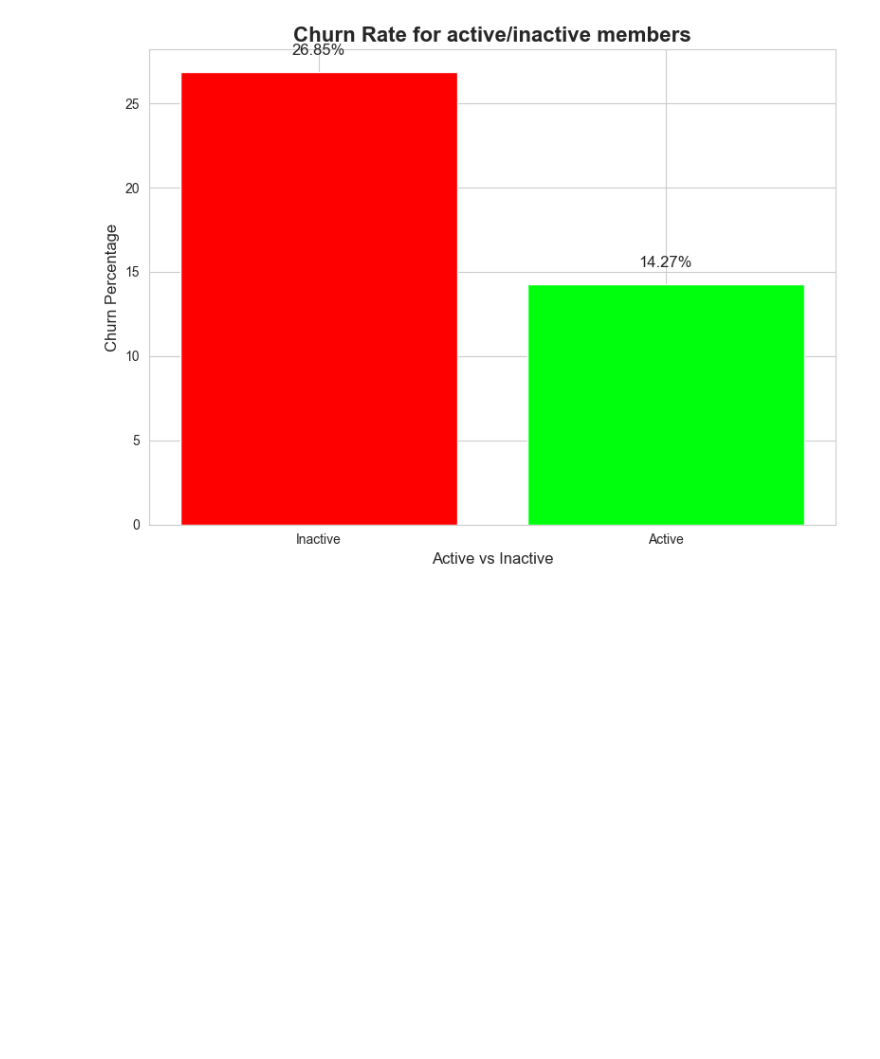
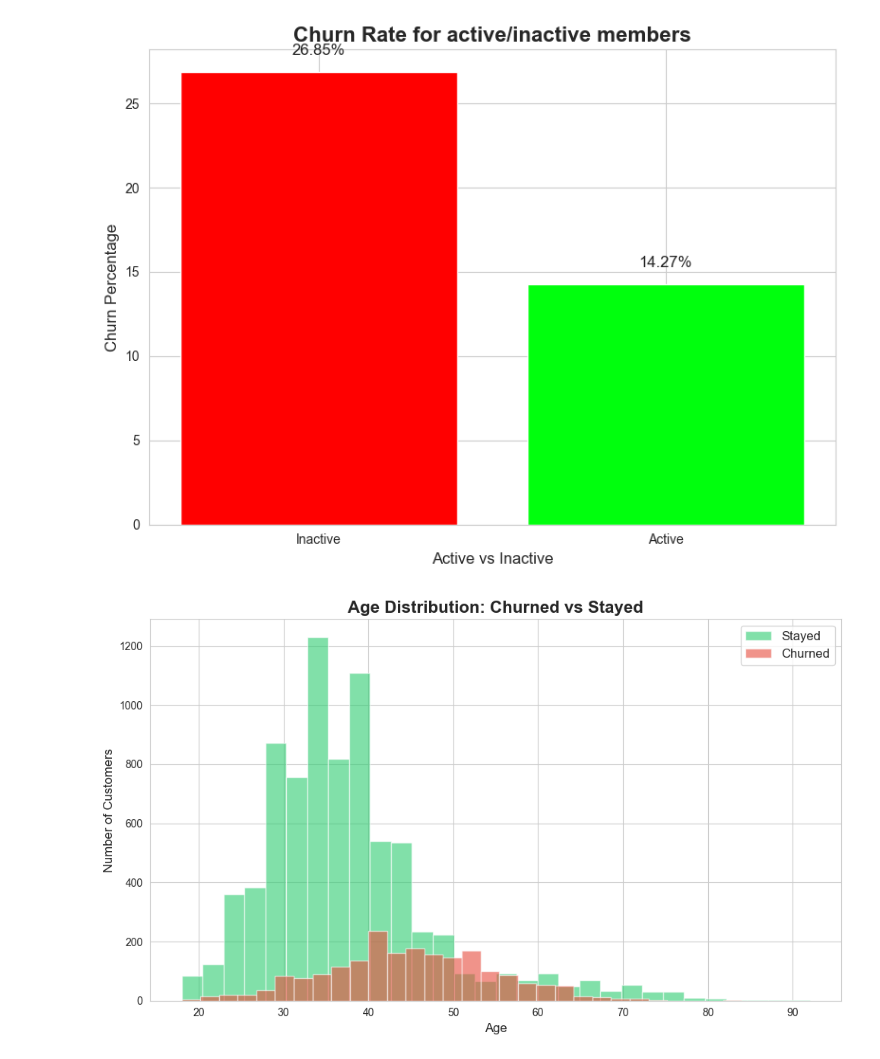
Before and after one commit to JacobM055/data-analyst-project, a Jupyter notebook: notebooks/02_visualizations.ipynb, the cells around one changed output. Saved outputs shown, nothing was run; the diff lists cells and outputs as text; code cells hidden in the pictures; blank space fills up the shorter version.

Commit message:
completed python visualizations - all 5 charts

```diff
--- a/notebooks/02_visualizations.ipynb
+++ b/notebooks/02_visualizations.ipynb
@@ -152,3 +152,32 @@ plt.tight_layout()
 plt.show()
 # %% [output]
 [figure]
+# %%
+# Chart 5: Age Distribution - Churned vs Stayed
+# A histogram shows how age is spread across two groups
+
+# Separate the data into two groups
+stayed = df[df['churn'] == 0]['age']
+churned = df[df['churn'] == 1]['age']
+
+# Create the figure
+fig, ax = plt.subplots(figsize=(10, 6))
+
+# Plot two overlapping histograms
+# alpha controls transparency so both are visible
+# bins=30 divides age into 30 buckets
+ax.hist(stayed, bins=30, alpha=0.6, color='#2ecc71', label='Stayed')
+ax.hist(churned, bins=30, alpha=0.6, color='#e74c3c', label='Churned')
+
+# Add title and labels
+ax.set_title('Age Distribution: Churned vs Stayed', fontsize=16, fontweight='bold')
+ax.set_xlabel('Age', fontsize=12)
+ax.set_ylabel('Number of Customers', fontsize=12)
+
+# Add a legend so we know which color is which
+ax.legend(fontsize=12)
+
+plt.tight_layout()
+plt.show()
+# %% [output]
+[figure, added]
```
